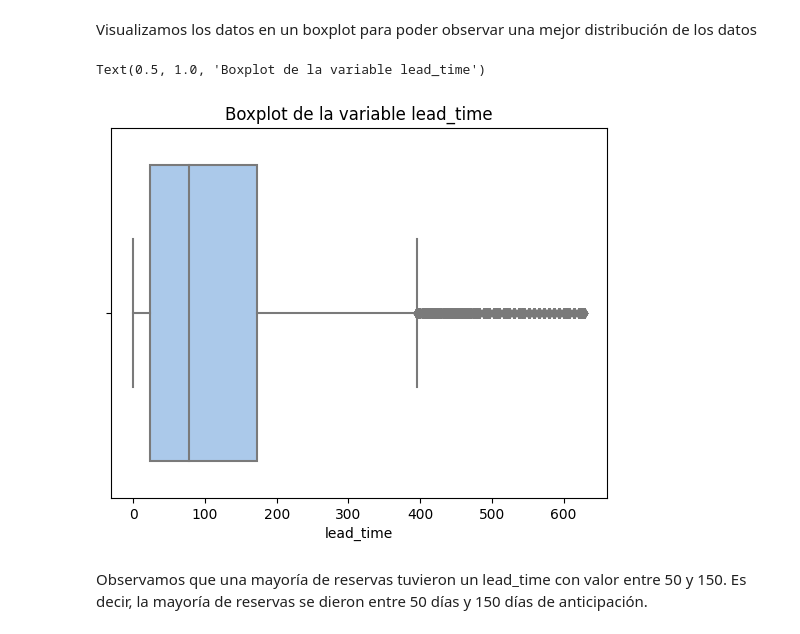
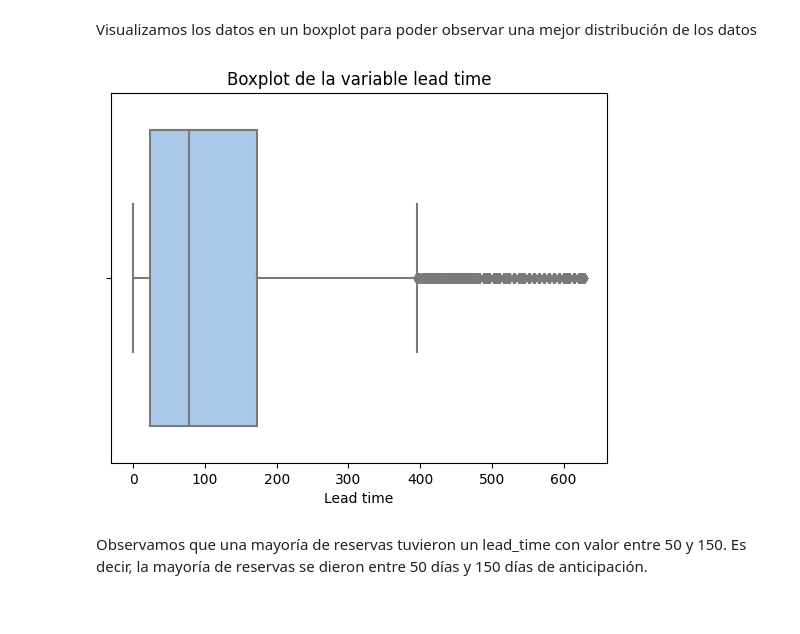
Before and after one commit to juanignaciogiacobbe/7506R-2C2023-GRUPO15, a Jupyter notebook: 7506R_TP1_GRUPO15_CHP1_ENTREGA.ipynb, the cells around one changed output. Cells and saved outputs as stored; diff of their text form; code cells hidden in the pictures.

```diff
--- a/7506R_TP1_GRUPO15_CHP1_ENTREGA.ipynb
+++ b/7506R_TP1_GRUPO15_CHP1_ENTREGA.ipynb
@@ -151,0 +170,3 @@ Observamos que la gran mayoría de campos no tienen datos faltantes, hay muy poc
+# %%
+ds_hoteles_train["is_canceled_cat"] = np.where( ds_hoteles_train["is_canceled"] == 1, "Cancelada", "No Cancelada")
+ds_hoteles_train["is_canceled_cat"].value_counts()
@@ -1540,10 +1645,11 @@ Name: lead_time, dtype: float64
 Visualizamos los datos en un boxplot para poder observar una mejor distribución de los datos
 # %%
 sns.boxplot(x = columna_lead_time, palette = "pastel")
-plt.title("Boxplot de la variable lead_time")
+plt.title("Boxplot de la variable lead time")
+plt.xlabel('Lead time')
+plt.show()
 # %% [output]
-Text(0.5, 1.0, 'Boxplot de la variable lead_time')
-[figure, old version]
+[figure, new version]
 # %% [markdown]
 Observamos que una mayoría de reservas tuvieron un lead_time con valor entre 50 y 150. Es decir, la mayoría de reservas se dieron entre 50 días y 150 días de anticipación.
 # %% [markdown]
```
Also changed, not shown: parts of 80 cells of this notebook.
